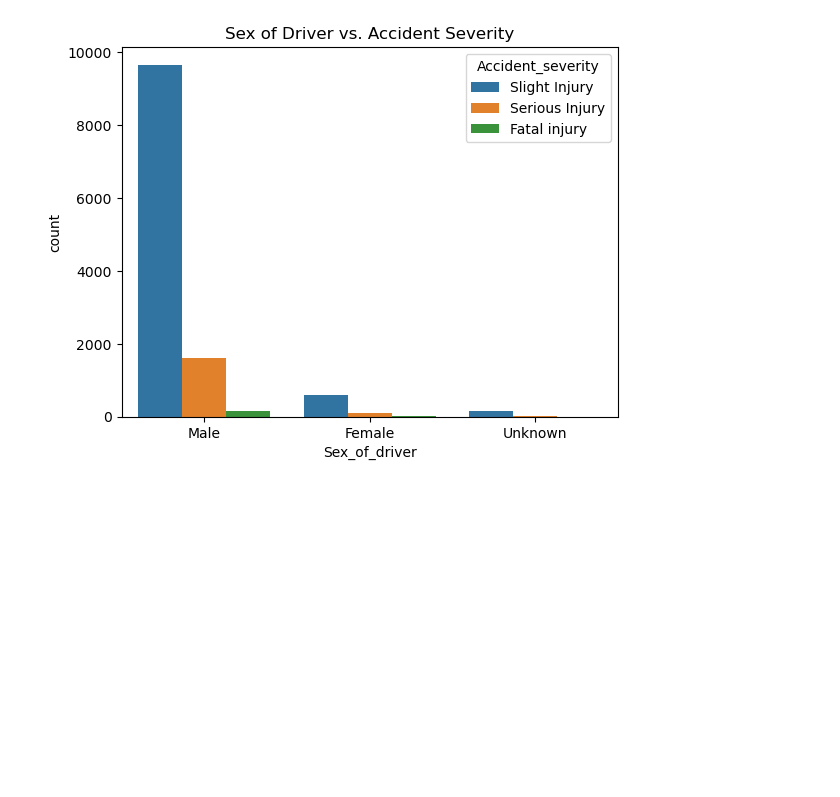
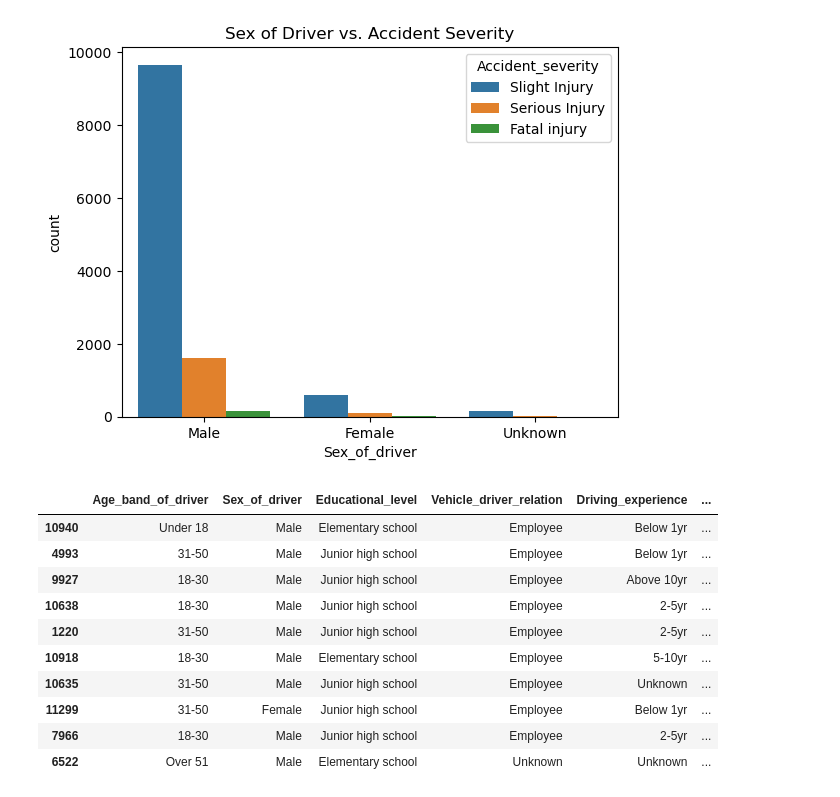
Before and after one commit to david11133/road-traffic-accidents-ml, a Jupyter notebook: notebooks/01_data_exploration.ipynb, the cells around one changed output. Saved outputs shown, nothing was run; the diff lists cells and outputs as text; code cells hidden in the pictures; blank space fills up the shorter version.

Commit message:
Process and clean the data

```diff
--- a/notebooks/01_data_exploration.ipynb
+++ b/notebooks/01_data_exploration.ipynb
@@ -180,3 +180,18 @@ plt.title('Sex of Driver vs. Accident Severity')
 plt.show()
 # %% [output]
 [figure]
+# %%
+df2 = pd.read_csv('../data/raw/cleaned.csv')
+df2.sample(10)
+# %% [output]
+|  | Age_band_of_driver | Sex_of_driver | Educational_level | Vehicle_driver_relation | Driving_experience | ... |
+| 10940 | Under 18 | Male | Elementary school | Employee | Below 1yr | ... |
+| 4993 | 31-50 | Male | Junior high school | Employee | Below 1yr | ... |
+| 9927 | 18-30 | Male | Junior high school | Employee | Above 10yr | ... |
+| 10638 | 18-30 | Male | Junior high school | Employee | 2-5yr | ... |
+| 1220 | 31-50 | Male | Junior high school | Employee | 2-5yr | ... |
+| 10918 | 18-30 | Male | Elementary school | Employee | 5-10yr | ... |
+| 10635 | 31-50 | Male | Junior high school | Employee | Unknown | ... |
+| 11299 | 31-50 | Female | Junior high school | Employee | Below 1yr | ... |
+| 7966 | 18-30 | Male | Junior high school | Employee | 2-5yr | ... |
+| 6522 | Over 51 | Male | Elementary school | Unknown | Unknown | ... |
```
Also changed, not shown: parts of 1 cell of this notebook, 4 other files.
